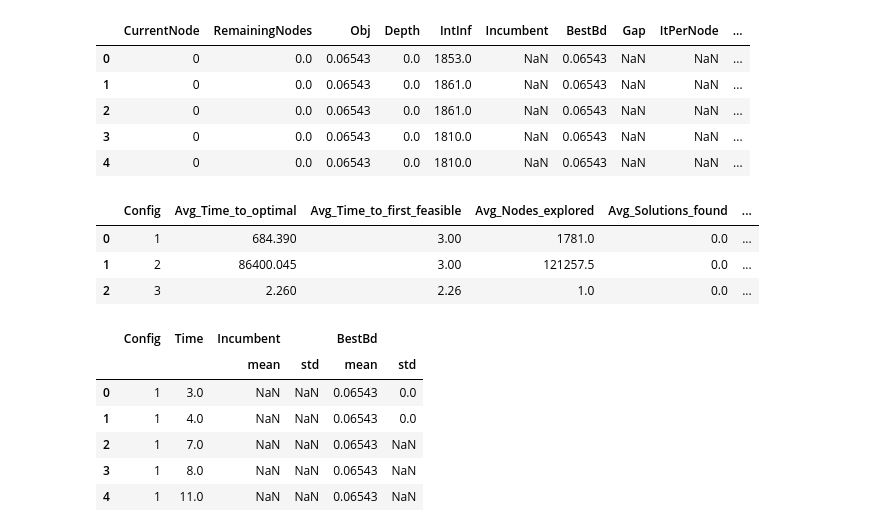
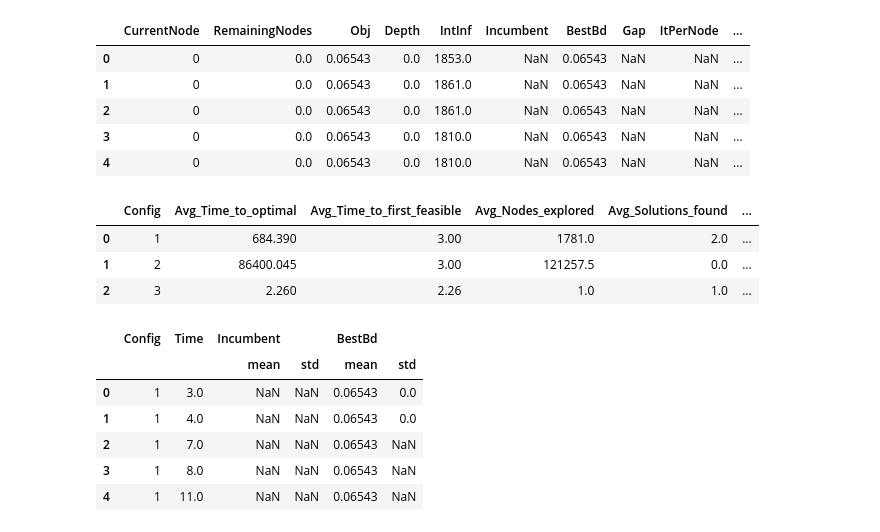
Before and after one commit to s-hallsworth/Transformer_Formulation, a Jupyter notebook: Case_Study_1/analyse_results_reactor.ipynb, the cells around one changed output. Saved outputs shown, nothing was run; the diff lists cells and outputs as text; code cells hidden in the pictures.

Commit message:
update soln count

```diff
--- a/Case_Study_1/analyse_results_reactor.ipynb
+++ b/Case_Study_1/analyse_results_reactor.ipynb
@@ -64,37 +64,37 @@ def time_to_first_feasible(series):
     return feasible_times.min() if not feasible_times.empty else np.nan
 
 def final_value(series):
     valid_values = series.dropna()
     return valid_values.iloc[-1] if not valid_values.empty else np.nan
 
 # Aggregate metrics per Config and Repetition
 config_metrics = (
     nl.groupby(['Config', 'Repetition']).agg(
         Time_to_optimal=('Time', 'max'),
         Time_to_first_feasible=('Time', time_to_first_feasible),
         Nodes_explored=('CurrentNode', 'max'),
-        Solutions_found=('NewSolution', 'sum'),
+        Solutions_found=('Incumbent', 'count'),
         Final_gap=('Gap', final_value),
         Objective_value=('Incumbent', final_value)
     )
     .reset_index()
 )
 
 # Average the metrics over the two repetitions for each configuration
 average_metrics = config_metrics.groupby('Config').mean(numeric_only=True).reset_index()
 
 # Display the resulting DataFrame
 average_metrics.columns = [
     'Config', 'Avg_Time_to_optimal', 'Avg_Time_to_first_feasible', 'Avg_Nodes_explored',
     'Avg_Solutions_found', 'Avg_Final_gap', 'Avg_Objective_value'
 ]
 
 average_metrics
 # %% [output]
 |  | Config | Avg_Time_to_optimal | Avg_Time_to_first_feasible | Avg_Nodes_explored | Avg_Solutions_found | ... |
-| 0 | 1 | 684.390 | 3.00 | 1781.0 | 0.0 | ... |
+| 0 | 1 | 684.390 | 3.00 | 1781.0 | 2.0 | ... |
 | 1 | 2 | 86400.045 | 3.00 | 121257.5 | 0.0 | ... |
-| 2 | 3 | 2.260 | 2.26 | 1.0 | 0.0 | ... |
+| 2 | 3 | 2.260 | 2.26 | 1.0 | 1.0 | ... |
 # %%
 grouped_nl = nl.groupby(['Config', 'Time']).agg({
     'Incumbent': ['mean', 'std'],
```
Also changed, not shown: parts of 2 cells of this notebook.
